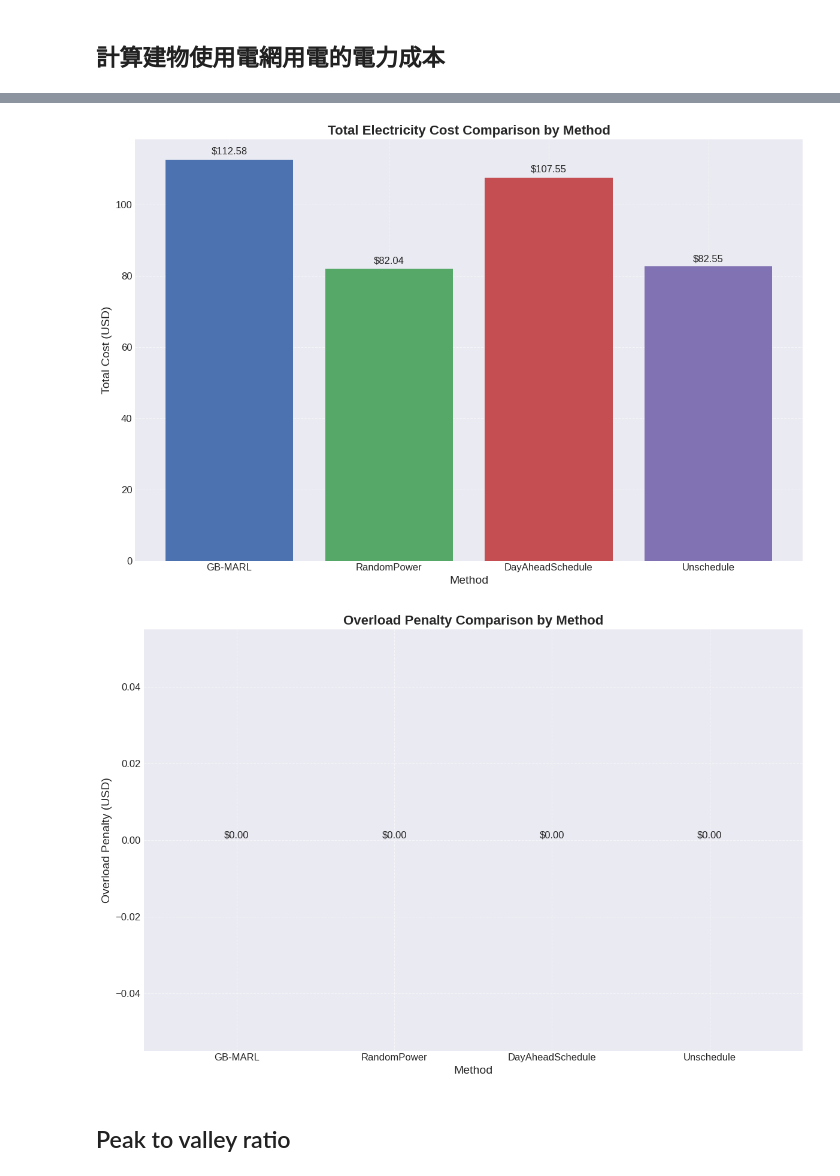
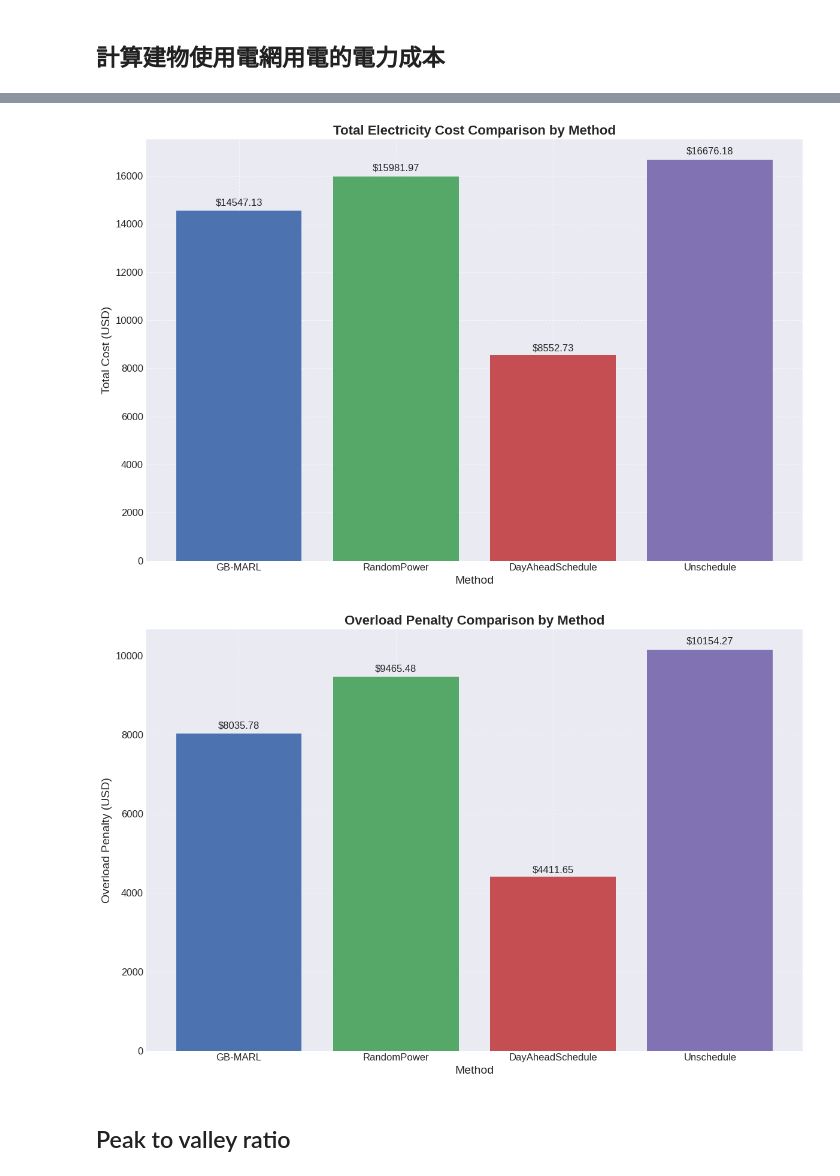
Before and after one commit to carlwang49/MY_WORK, a Jupyter notebook: Evaluation.ipynb, the cells around one changed output, grey strips where cells are left out. Cells and saved outputs as stored; diff of their text form; code cells hidden in the pictures.

```diff
--- a/Evaluation.ipynb
+++ b/Evaluation.ipynb
@@ -151,7 +151,7 @@ from datetime import datetime
 
 # 選定的時間範圍
 start_time = datetime(2018, 7, 1)
-end_time = datetime(2018, 7, 2)
+end_time = datetime(2018, 7, 31)
 
 def set_real_time_price_range(real_time_price, start_time: datetime, end_time: datetime):
     real_time_price = real_time_price[(real_time_price['datetime'] >= start_time) & (real_time_price['datetime'] <= end_time)].copy()
@@ -164,7 +164,7 @@ real_time_price['datetime'] = pd.to_datetime(real_time_price['datetime'])
 real_time_price = set_real_time_price_range(real_time_price, start_time, end_time)
 
 # 設定 contract_capacity 和 capacity_price
-contract_capacity = 300
+contract_capacity = 700
 capacity_price = 15
 
 # 計算成本和超約罰金的函數
@@ -203,9 +203,9 @@ def calculate_cost_and_penalty(df, real_time_price, start_time, end_time):
     return df_filtered, total_cost, total_overload_penalty
 
 # 讀取每個方法的 CSV 文件
-MADDPG_file = './Result/MADDPG/68/building_loading_history.csv'
-Random_file = './Result/RandomPower/14/building_loading_history.csv'
-DayAhead_file = './Result/DayAheadSchedule_agent10/31/building_loading_history.csv'
+MADDPG_file = './Result/MARL/2/building_loading_history.csv'
+Random_file = './Result/RandomPower/5/building_loading_history.csv'
+DayAhead_file = './Result/DayAheadSchedule/26/building_loading_history.csv'
 Unschedule_file = './Result/Unschedule/13/building_loading_history.csv'
 
 methods = [MADDPG_file, Random_file, DayAhead_file, Unschedule_file]
@@ -284,5 +284,5 @@ Total overload penalty for Unschedule from 2018-07-01 00:00:00 to 2018-07-02 00:
-[figure, old version]
+[figure, new version]
-[figure, old version]
+[figure, new version]
 # %% [markdown]
 ## Peak to valley ratio
 # %%
```
Also changed, not shown: parts of 4 cells of this notebook, 1 other file.
